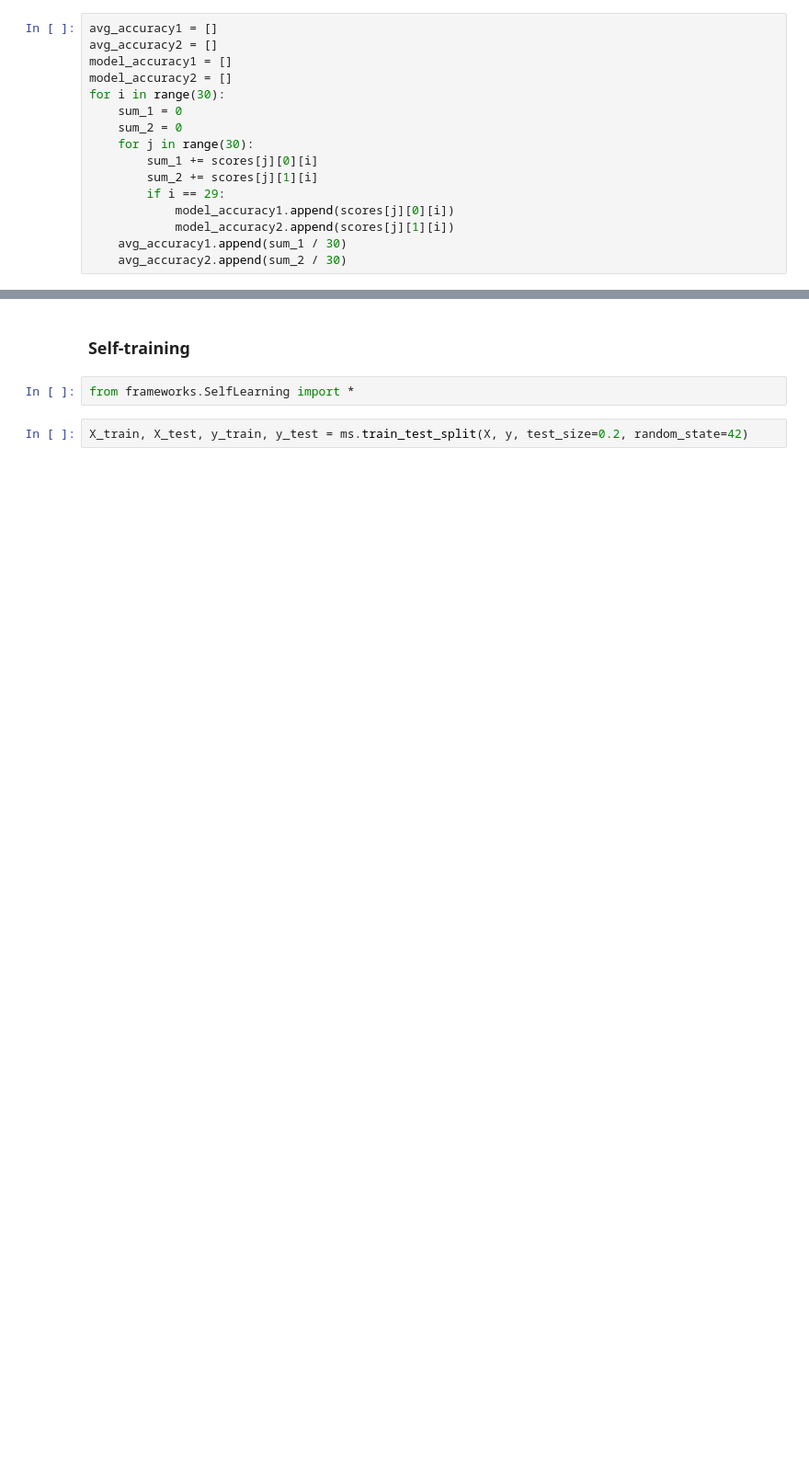
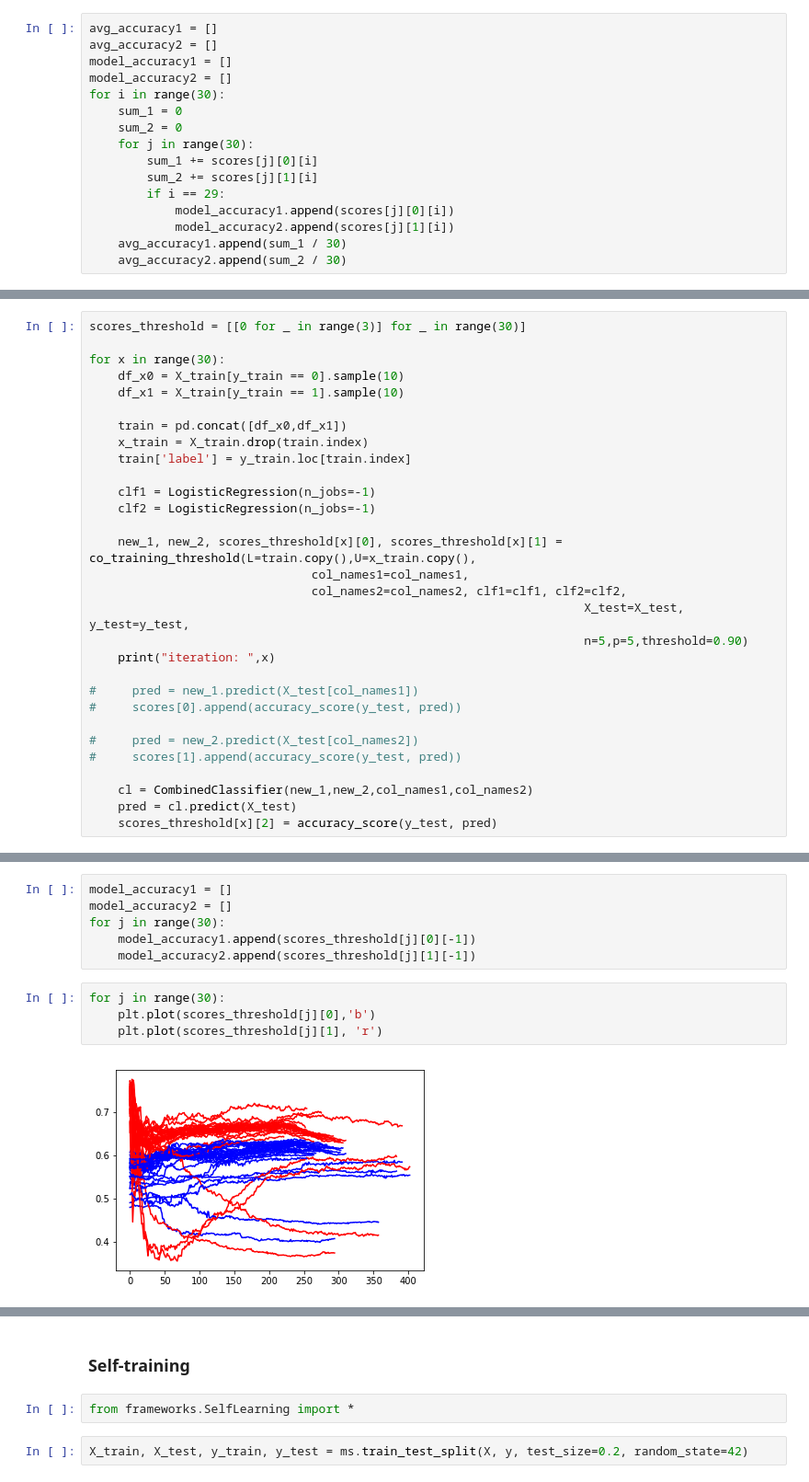
Before and after one commit to pmacinec/vos2-co-training, a Jupyter notebook: co-training-results.ipynb, the cells around one changed output, grey strips where cells are left out. Shown: that part at 92% size. Saved outputs shown, nothing was run; the diff lists cells and outputs as text; blank space fills up the shorter version.

```diff
--- a/co-training-results.ipynb
+++ b/co-training-results.ipynb
@@ -476,0 +515,30 @@ Std: 0.12950330616995787
+# %%
+scores_threshold = [[0 for _ in range(3)] for _ in range(30)]
+
+for x in range(30):
+    df_x0 = X_train[y_train == 0].sample(10)
+    df_x1 = X_train[y_train == 1].sample(10)
+
+    train = pd.concat([df_x0,df_x1])
+    x_train = X_train.drop(train.index)
+    train['label'] = y_train.loc[train.index]
+
+    clf1 = LogisticRegression(n_jobs=-1)
+    clf2 = LogisticRegression(n_jobs=-1)
+
+    new_1, new_2, scores_threshold[x][0], scores_threshold[x][1] = co_training_threshold(L=train.copy(),U=x_train.copy(),
+                               col_names1=col_names1,
+                               col_names2=col_names2, clf1=clf1, clf2=clf2,
+                                                                     X_test=X_test, y_test=y_test,
+                                                                     n=5,p=5,threshold=0.90)
+    print("iteration: ",x)
+
+#     pred = new_1.predict(X_test[col_names1])
+#     scores[0].append(accuracy_score(y_test, pred))
+
+#     pred = new_2.predict(X_test[col_names2])
+#     scores[1].append(accuracy_score(y_test, pred))
+
+    cl = CombinedClassifier(new_1,new_2,col_names1,col_names2)
+    pred = cl.predict(X_test)
+    scores_threshold[x][2] = accuracy_score(y_test, pred)
@@ -476,0 +579,12 @@ Std: 0.12950330616995787
+# %%
+model_accuracy1 = []
+model_accuracy2 = []
+for j in range(30):
+    model_accuracy1.append(scores_threshold[j][0][-1])
+    model_accuracy2.append(scores_threshold[j][1][-1])
+# %%
+for j in range(30):
+    plt.plot(scores_threshold[j][0],'b')
+    plt.plot(scores_threshold[j][1], 'r')
+# %% [output]
+[figure, added]
```
Also changed, not shown: parts of 33 cells of this notebook.
